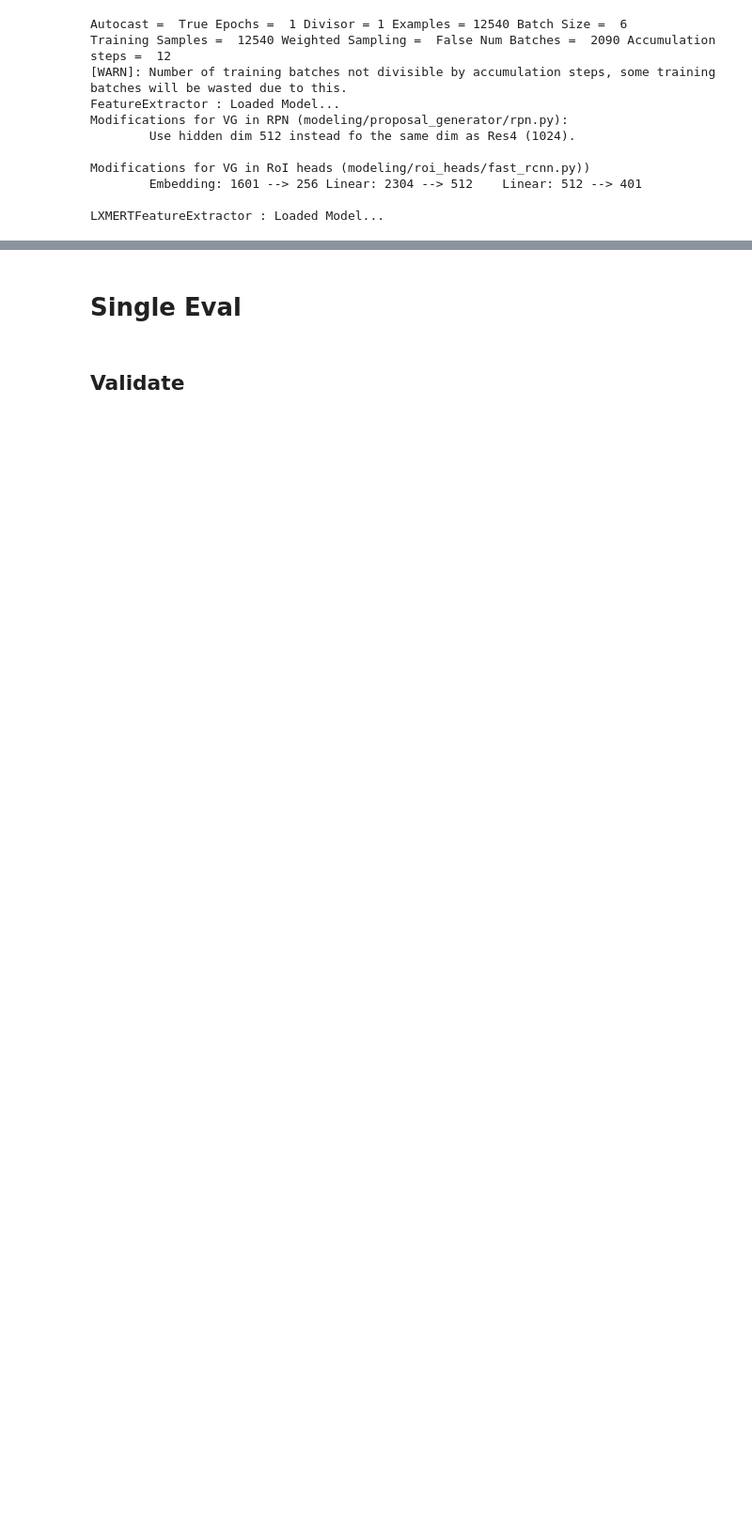
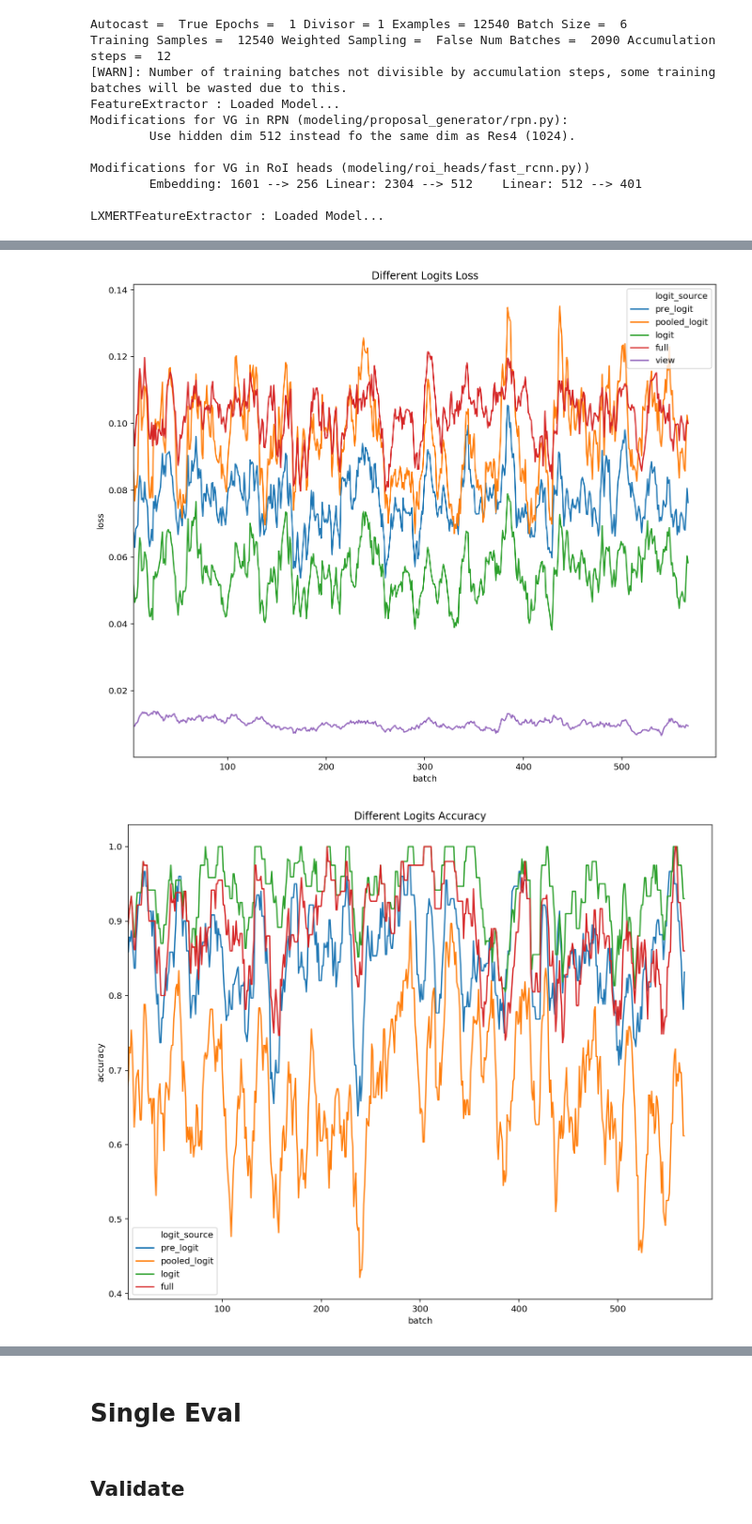
Before and after one commit to faizanahemad/facebook-hateful-memes, a Jupyter notebook: notebooks/MLMSimCLR.ipynb, the cells around one changed output, grey strips where cells are left out. Shown at 94% size. Drawn from its saved outputs; the diff is of its cells as text; code cells hidden in the pictures; blank space fills up the shorter version.

```diff
--- a/notebooks/MLMSimCLR.ipynb
+++ b/notebooks/MLMSimCLR.ipynb
@@ -372,0 +329,5 @@ plt.show()
+# %%
+make_plots(model, mlm_model, logy=False, exclude_from_start=5, smoothing=10)
+# %% [output]
+[figure, added]
+[figure, added]
```
Also changed, not shown: parts of 16 cells of this notebook.
